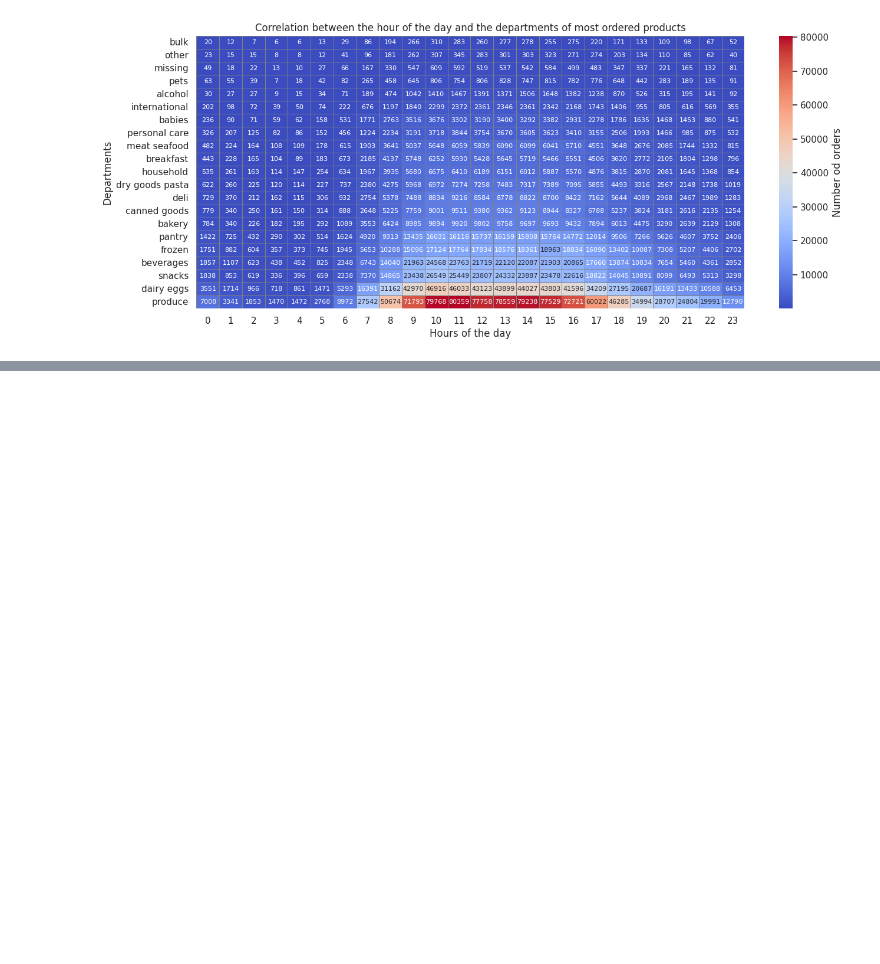
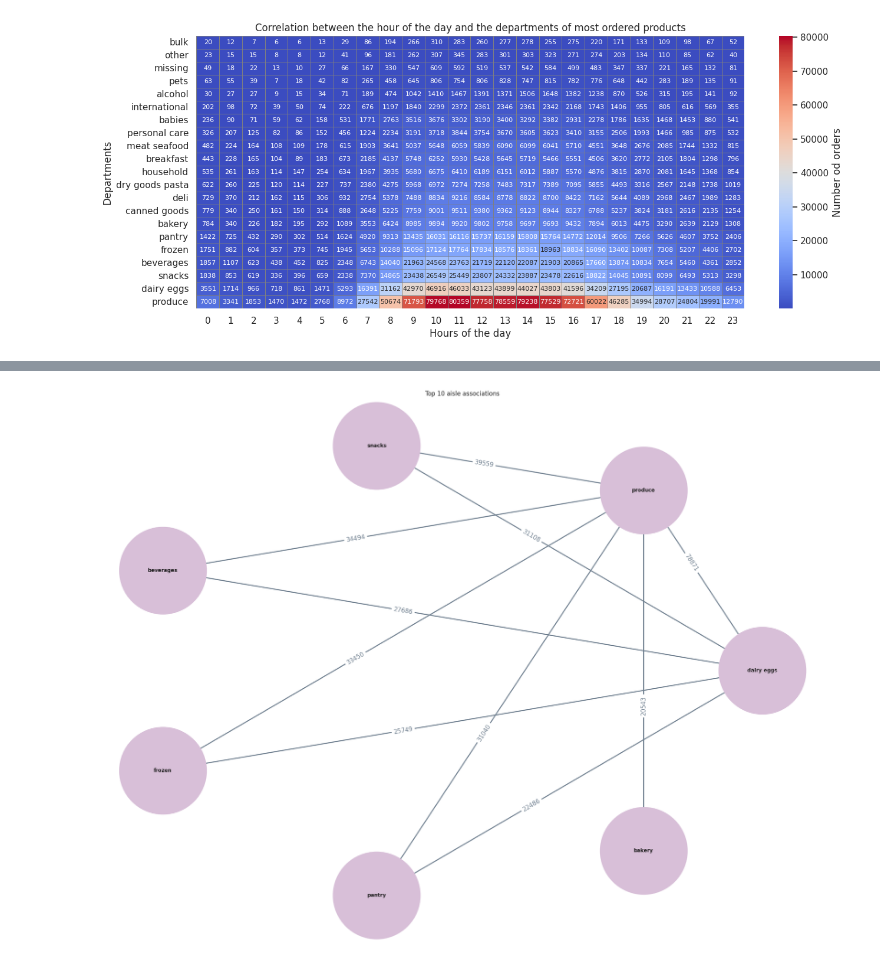
Before and after one commit to LisaRXN/bigdata_python, a Jupyter notebook: Bigdata_project.ipynb, the cells around one changed output, grey strips where cells are left out. Drawn from its saved outputs; the diff is of its cells as text; code cells hidden in the pictures; blank space fills up the shorter version.

```diff
--- a/Bigdata_project.ipynb
+++ b/Bigdata_project.ipynb
@@ -472,0 +588,17 @@ plt.show()
+# %%
+orders_products = orders.merge(order_products, on='order_id', how='left').merge(products, on='product_id', how='left').merge(aisles, on='aisle_id', how='left')
+orders_products_group = orders_products.groupby('order_id')['aisle'].apply(list).reset_index()
+
+# Chercher les association
+aisles_pairing = []
+for group in orders_products_group['aisle']:
+    # Trier et créer des paires uniques (éviter doublons)
+    aisles_pairing.extend(combinations(sorted(set(group)), 2))
+
+# Compter les paires de produits
+pair_counts = Counter(aisles_pairing)
+
+# Afficher les paires les plus fréquentes
+print("Association d'allées les plus fréquentées :")
+for pair, count in pair_counts.most_common(10):
+    print(f"{pair}: {count} fois")
@@ -472,0 +617,24 @@ plt.show()
+# %%
+# Garder les 10 paires les plus fréquentes de pair_counts
+top_10_pairs = dict(pair_counts.most_common(10))
+
+
+# Créer le graphe
+G = nx.Graph()
+
+for pair, count in top_10_pairs.items():
+    G.add_edge(pair[0], pair[1], weight=count)
+
+plt.figure(figsize=(20, 15))
+pos = nx.circular_layout(G)
+nx.draw(G, pos, with_labels=True, node_size=30000, node_color='thistle', font_size=10, font_weight='bold', edge_color='slategray', width=2)
+
+# labels
+labels = nx.get_edge_attributes(G, 'weight')
+nx.draw_networkx_edge_labels(G, pos, edge_labels=labels, font_size=12, font_color='slategray', label_pos=0.6)
+
+
+plt.title('Top 10 aisle associations')
+plt.show()
+# %% [output]
+[figure, added]
```
Also changed, not shown: parts of 13 cells of this notebook.
